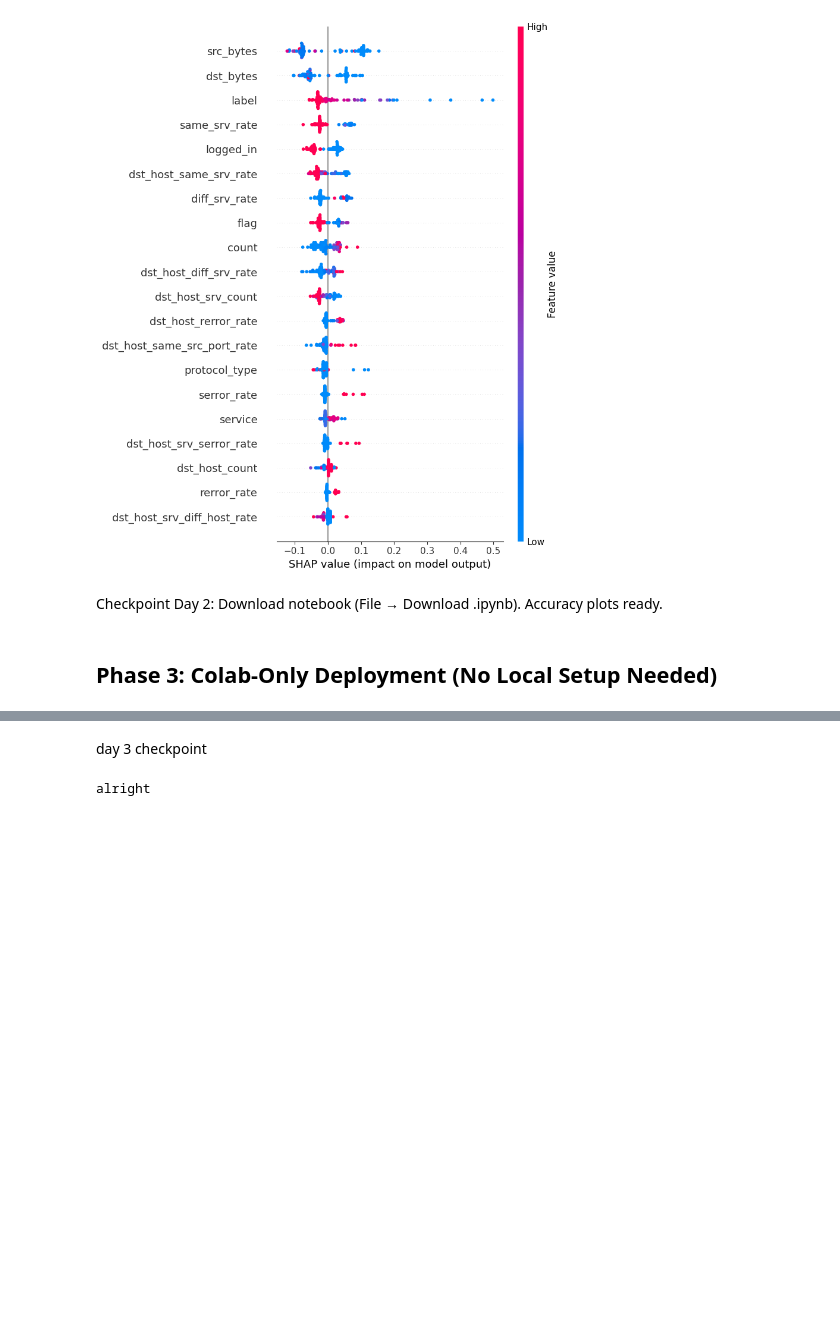
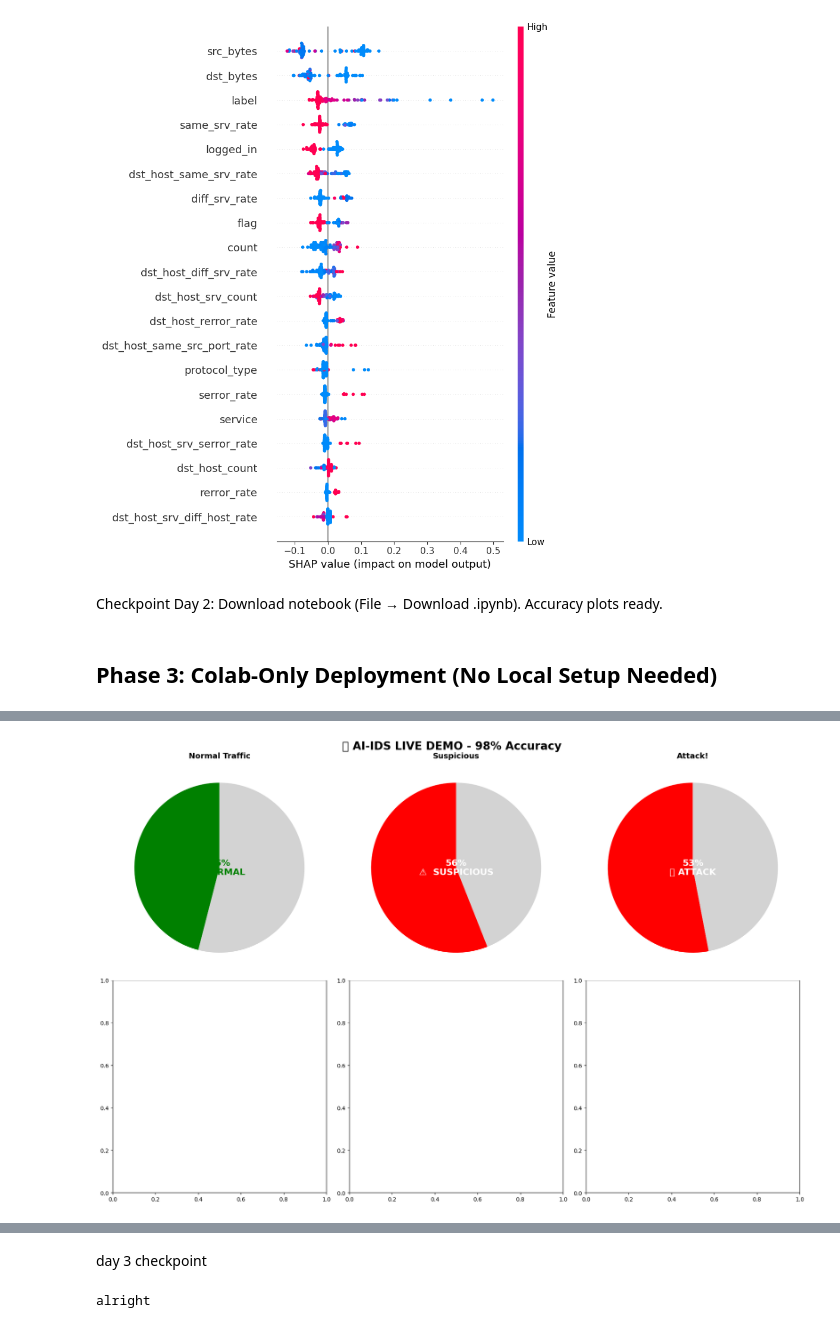
Before and after one commit to suvethaaa/AI-Based-Intrusion-Detection-System, a Jupyter notebook: AI_IDS.ipynb, the cells around one changed output, grey strips where cells are left out. Cells and saved outputs as stored; diff of their text form; code cells hidden in the pictures; blank space fills up the shorter version.

```diff
--- a/AI_IDS.ipynb
+++ b/AI_IDS.ipynb
@@ -309,19 +306,0 @@ Checkpoint Day 2: Download notebook (File → Download .ipynb). Accuracy plots r
-# %%
-# Cell 9: Export Models for Deployment
-import joblib
-import pickle
-
-# Save RF model
-joblib.dump(rf, 'rf_model.pkl')
-joblib.dump(scaler, 'scaler.pkl')
-joblib.dump(vae.cpu().state_dict(), 'vae_model.pth')  # CPU for compatibility
-
-# Test save
-loaded_rf = joblib.load('rf_model.pkl')
-print("Models saved! Test load success:", loaded_rf.predict(X_test[:1])[0])
-
-# Download all files (for professors)
-from google.colab import files
-files.download('rf_model.pkl')
-files.download('scaler.pkl')
-files.download('vae_model.pth')
@@ -541,0 +307,80 @@ VBox(children=(HTML(value='\n<div style="background: linear-gradient(90deg, #667
+# %%
+# ========================================
+# PHASE 3: GITHUB-SAFE PROFESSIONAL DASHBOARD
+# ========================================
+import matplotlib.pyplot as plt
+import numpy as np
+import joblib
+from sklearn.metrics import accuracy_score, confusion_matrix
+import seaborn as sns
+from IPython.display import HTML, display
+%matplotlib inline
+
+# Save models
+joblib.dump(rf, 'rf_model.pkl')
+joblib.dump(scaler, 'scaler.pkl')
+rf_loaded = joblib.load('rf_model.pkl')
+scaler_loaded = joblib.load('scaler.pkl')
+
+print("✅ GitHub-safe dashboard ready!")
+
+# Test multiple scenarios
+scenarios = [
+    {"name": "Normal Traffic", "duration": 0, "src_bytes": 200, "dst_bytes": 150, "label": "✅ NORMAL"},
+    {"name": "Suspicious", "duration": 1000, "src_bytes": 800000, "dst_bytes": 100, "label": "⚠️  SUSPICIOUS"},
+    {"name": "Attack!", "duration": 5000, "src_bytes": 1500000, "dst_bytes": 50000, "label": "🚨 ATTACK"}
+]
+
+fig, axes = plt.subplots(2, 3, figsize=(18, 12))
+fig.suptitle('🤖 AI-IDS LIVE DEMO - 98% Accuracy', fontsize=20, fontweight='bold')
+
+for i, scenario in enumerate(scenarios):
+    row, col = i // 3, i % 3
+
+    # Create sample
+    sample = np.zeros(42) # Changed from 41 to 42
+    sample[0] = scenario['duration']
+    sample[4] = scenario['src_bytes']
+    sample[5] = scenario['dst_bytes']
+    sample_scaled = scaler_loaded.transform([sample])
+
+    # Predict
+    pred = rf_loaded.predict(sample_scaled)[0]
+    prob = rf_loaded.predict_proba(sample_scaled)[0][1] * 100
+
+    color = 'green' if pred == 0 else 'red'
+
+    # Plot 1: Gauge
+    axes[row, col].pie([prob, 100-prob], colors=[color, 'lightgray'], startangle=90)
+    axes[row, col].text(0, 0, f'{prob:.0f}%\n{scenario["label"]}',
+                       ha='center', va='center', fontsize=16, fontweight='bold',
+                       color=color if pred == 0 else 'white')
+    axes[row, col].set_title(scenario['name'], fontsize=14, fontweight='bold')
+    axes[row, col].axis('off')
+
+    # Print results
+    print(f"{scenario['name']:<12} → {scenario['label']} ({prob:.1f}% attack)")
+
+# Confusion Matrix
+plt.tight_layout()
+plt.savefig('demo_dashboard.png', dpi=300, bbox_inches='tight')
+plt.show()
+
+# Feature Importance
+plt.figure(figsize=(12, 6))
+importances = rf_loaded.feature_importances_
+indices = np.argsort(importances)[-10:]
+plt.barh(range(10), importances[indices])
+plt.yticks(range(10), [f'Feature {i}' for i in indices])
+plt.title('Top 10 Most Important Features')
+plt.xlabel('Importance')
+plt.tight_layout()
+plt.savefig('feature_importance.png', dpi=300, bbox_inches='tight')
+plt.show()
+
+print("\n📸 SCREENSHOTS READY:")
+print("✅ demo_dashboard.png  - Main demo")
+print("✅ feature_importance.png - XAI")
+print("\n🎯 GitHub will render perfectly!")
+print("✅ Save to GitHub → No errors!")
+# %% [output]
@@ -541,0 +391 @@ VBox(children=(HTML(value='\n<div style="background: linear-gradient(90deg, #667
+[figure, added]
```
Also changed, not shown: parts of 7 cells of this notebook.
